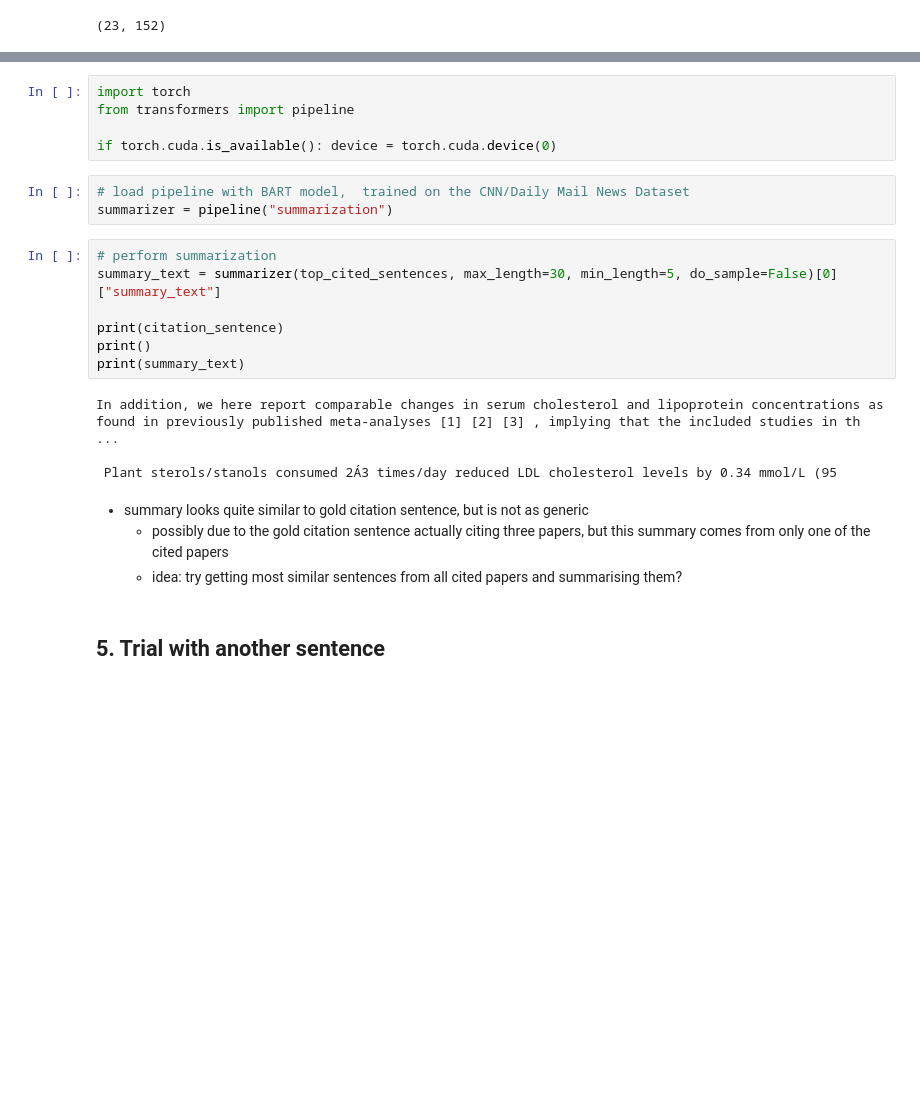
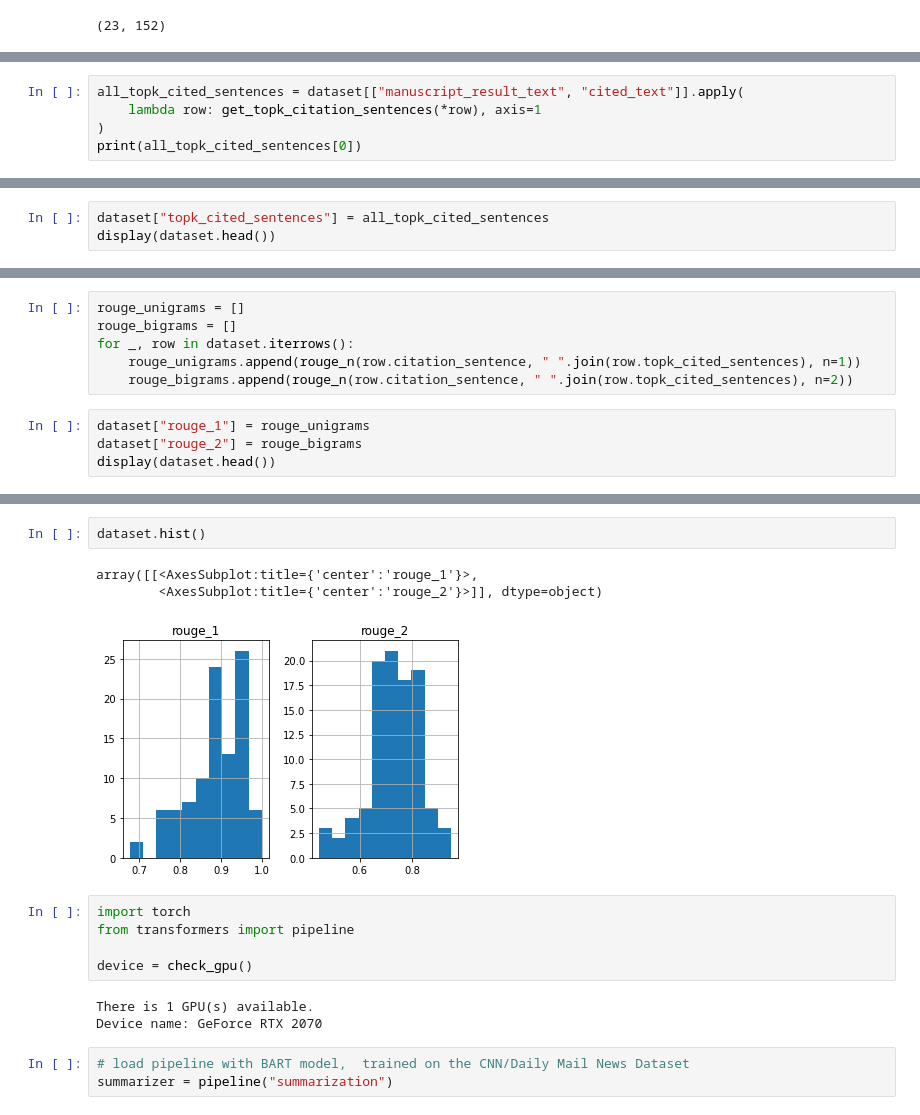
Before and after one commit to shengshimeiyan/citation-generation, a Jupyter notebook: notebooks/4_summarization.ipynb, the cells around one changed output, grey strips where cells are left out. Cells and saved outputs as stored; diff of their text form; blank space fills up the shorter version.

Commit message:
extracted unique result_comparison sentences

```diff
--- a/notebooks/4_summarization.ipynb
+++ b/notebooks/4_summarization.ipynb
@@ -156,0 +178,5 @@ Another (5) looked at the efficacy and safety of plant sterols/stanols as choles
+# %%
+all_topk_cited_sentences = dataset[["manuscript_result_text", "cited_text"]].apply(
+    lambda row: get_topk_citation_sentences(*row), axis=1
+)
+print(all_topk_cited_sentences[0])
@@ -156,0 +185,3 @@ Another (5) looked at the efficacy and safety of plant sterols/stanols as choles
+# %%
+dataset["topk_cited_sentences"] = all_topk_cited_sentences
+display(dataset.head())
@@ -156,0 +195,10 @@ Another (5) looked at the efficacy and safety of plant sterols/stanols as choles
+# %%
+rouge_unigrams = []
+rouge_bigrams = []
+for _, row in dataset.iterrows():
+    rouge_unigrams.append(rouge_n(row.citation_sentence, " ".join(row.topk_cited_sentences), n=1))
+    rouge_bigrams.append(rouge_n(row.citation_sentence, " ".join(row.topk_cited_sentences), n=2))
+# %%
+dataset["rouge_1"] = rouge_unigrams
+dataset["rouge_2"] = rouge_bigrams
+display(dataset.head())
@@ -157,25 +212,17 @@ Another (5) looked at the efficacy and safety of plant sterols/stanols as choles
+# %%
+dataset.hist()
+# %% [output]
+array([[<AxesSubplot:title={'center':'rouge_1'}>,
+        <AxesSubplot:title={'center':'rouge_2'}>]], dtype=object)
+[figure, added]
 # %%
 import torch
 from transformers import pipeline
 
-if torch.cuda.is_available(): device = torch.cuda.device(0)
+device = check_gpu()
+# %% [output]
+There is 1 GPU(s) available.
+Device name: GeForce RTX 2070
 # %%
 # load pipeline with BART model,  trained on the CNN/Daily Mail News Dataset
 summarizer = pipeline("summarization")
-# %%
-# perform summarization
-summary_text = summarizer(top_cited_sentences, max_length=30, min_length=5, do_sample=False)[0]["summary_text"]
-
-print(citation_sentence)
-print()
-print(summary_text)
-# %% [output]
-In addition, we here report comparable changes in serum cholesterol and lipoprotein concentrations as found in previously published meta-analyses [1] [2] [3] , implying that the included studies in th ...
-
- Plant sterols/stanols consumed 2Á3 times/day reduced LDL cholesterol levels by 0.34 mmol/L (95
-# %% [markdown]
-- summary looks quite similar to gold citation sentence, but is not as generic
-    - possibly due to the gold citation sentence actually citing three papers, but this summary comes from only one of the cited papers
-    - idea: try getting most similar sentences from all cited papers and summarising them?
-# %% [markdown]
-## 5. Trial with another sentence
```
Also changed, not shown: parts of 19 cells of this notebook, 2 other files.
